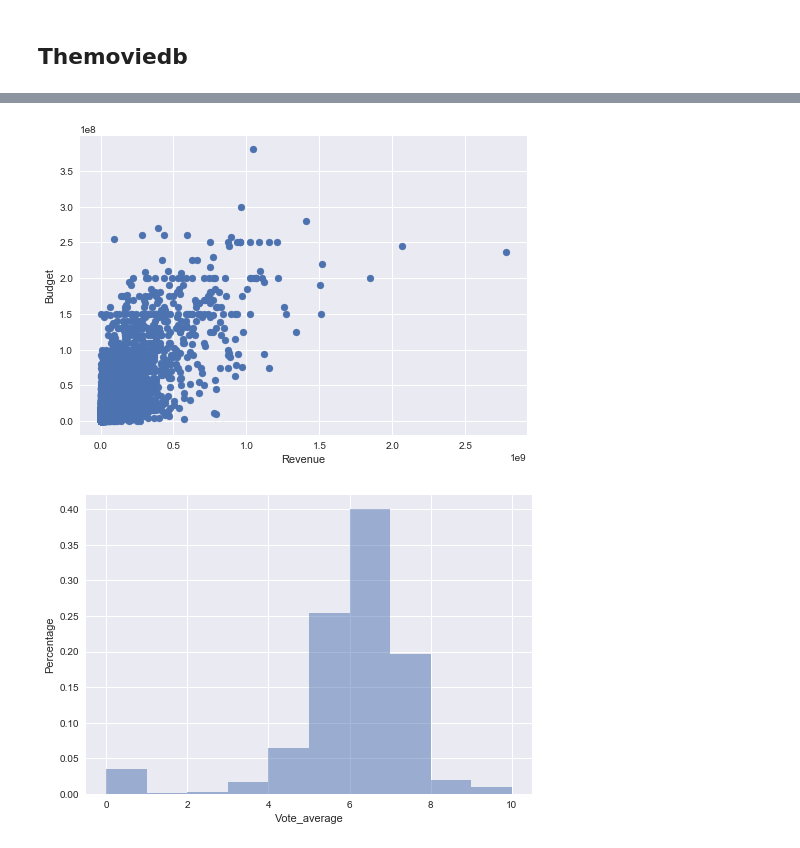
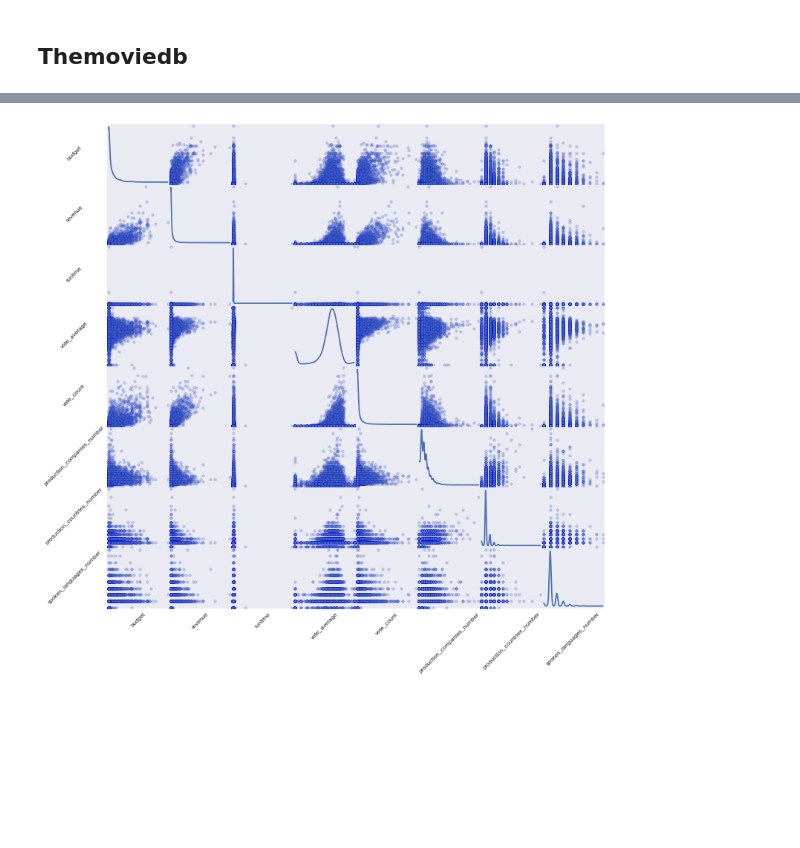
Before and after one commit to 0Martin/oznal, a Jupyter notebook: movie-revenue-predictor.ipynb, the cells around one changed output, grey strips where cells are left out. Cells and saved outputs as stored; diff of their text form; code cells hidden in the pictures; blank space fills up the shorter version.

Commit message:
Added scatter matrix graph

```diff
--- a/movie-revenue-predictor.ipynb
+++ b/movie-revenue-predictor.ipynb
@@ -4,28 +4,83 @@
 import pandas as pd
 import numpy as np
 import seaborn as sns
+
 from matplotlib import pyplot as plt
-from scipy import stats, integrate
+from sklearn import linear_model
+from pandas.plotting import scatter_matrix
 
-df = pd.read_csv('data/themoviedb/AllMoviesDetailsCleaned.csv', delimiter=';')
-print(df.shape)
+# Read the main data file
+df = pd.read_csv('data/themoviedb/AllMoviesDetailsCleaned.csv', delimiter=';', low_memory=False)
+# Number of rows/colums
+# print(df.shape)
 
+# Drop zero/NaN value rows
 df = df[df['revenue'] > 0]
-df = df[df['budget'] > 0]
-df = df[df['runtime'] > 0]
+# df = df[df['budget'] > 0]
 
-# Scatter plot of revenue & budget
+# Drop unnecessary columns
+df = df.drop(['id'], axis=1)
+
+# User ratings histogram
+"""
 pd.set_option('display.float_format', lambda x: '%.0f' % x)
 print(df.describe())
 
-plt.scatter(df['revenue'], df['budget'])
-plt.xlabel("Revenue")
-plt.ylabel("Budget")
-plt.show()
-
 import matplotlib.mlab as mlab
+plt.figure(1)
 df['vote_average'].plot.hist(alpha=0.5, bins=10, range=(0, 10), normed=True)
 plt.xlabel("Vote_average")
 plt.ylabel("Percentage")
 plt.show()
+"""
+
+# Scatter plot of revenue & budget and a basic linear regression model
+# plt.figure(dpi=300)
+"""
+plt.scatter(df['budget'], df['revenue'])
+plt.xlabel("Budget")
+plt.ylabel("Revenue")
+
+target = pd.DataFrame(df['revenue'])
+data = df['budget']
+data = data.values.reshape(data.shape[0], 1)
+
+x = data
+y = target['revenue']
+
+# Create a simple linear regression model
+lm = linear_model.LinearRegression()
+model = lm.fit(x,y)
+
+predictions = lm.predict(x)
+
+plt.plot(x, predictions, color='yellow')
+plt.show()
+
+# print lm.coef_
+# print lm.intercept_
+print "Simple linear regression similarity score: " + str(lm.score(x, y))
+"""
+
+# Scatter matrices plot
+sm = scatter_matrix(df, alpha=0.3, figsize=(12, 12), diagonal='kde', grid=True, edgecolors='blue')
+
+#Change label rotation
+for s in sm.reshape(-1):
+    s.xaxis.label.set_size(8)
+    s.xaxis.label.set_rotation(45)
+
+    s.yaxis.label.set_size(8)
+    s.yaxis.label.set_rotation(45)
+
+#May need to offset label when rotating to prevent overlap of figure
+[s.get_yaxis().set_label_coords(-0.5, 0.5) for s in sm.reshape(-1)]
+
+#Hide all ticks
+[s.set_xticks(()) for s in sm.reshape(-1)]
+[s.set_yticks(()) for s in sm.reshape(-1)]
+
+
+plt.savefig("scatter_matrix.png", dpi=300)
+plt.show()
 # %% [output]
@@ -49,2 +87 @@ max                          9
-[figure, old version]
+[figure, new version]
-[figure, removed]
```
Also changed, not shown: parts of 1 cell of this notebook, 1 other file.
